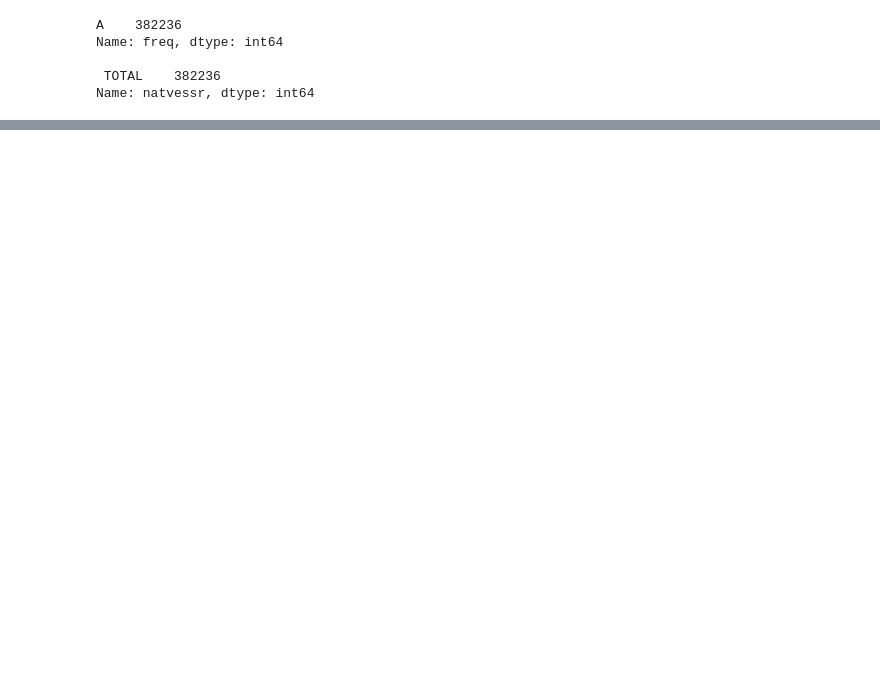
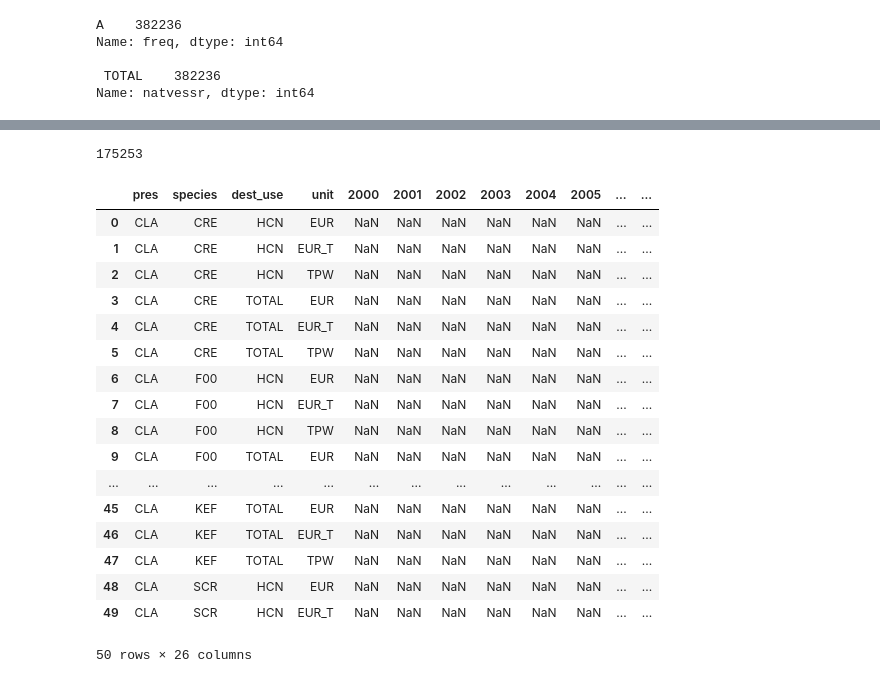
Before and after one commit to Carloselrecharlie/CA2, a Jupyter notebook: Fishery report.ipynb, the cells around one changed output, grey strips where cells are left out. Saved outputs shown, nothing was run; the diff lists cells and outputs as text; code cells hidden in the pictures; blank space fills up the shorter version.

```diff
--- a/Fishery report.ipynb
+++ b/Fishery report.ipynb
@@ -312,0 +391,5 @@ irishDF
+# %%
+# inplace to save memory and dropping the old index columns which would remain otherwise
+irishDF.reset_index(inplace = True, drop = True)
+irishDF = irishDF.drop('geo', axis=1)
+irishDF
@@ -312,0 +431,25 @@ irishDF
+# %%
+irishDF.isnull().sum().sum()
+# %% [output]
+175253
+# %%
+irishDF.head(50)
+# %% [output]
+|  | pres | species | dest_use | unit | 2000 | 2001 | 2002 | 2003 | 2004 | 2005 | ... | ... |
+| 0 | CLA | CRE | HCN | EUR | NaN | NaN | NaN | NaN | NaN | NaN | ... | ... |
+| 1 | CLA | CRE | HCN | EUR_T | NaN | NaN | NaN | NaN | NaN | NaN | ... | ... |
+| 2 | CLA | CRE | HCN | TPW | NaN | NaN | NaN | NaN | NaN | NaN | ... | ... |
+| 3 | CLA | CRE | TOTAL | EUR | NaN | NaN | NaN | NaN | NaN | NaN | ... | ... |
+| 4 | CLA | CRE | TOTAL | EUR_T | NaN | NaN | NaN | NaN | NaN | NaN | ... | ... |
+| 5 | CLA | CRE | TOTAL | TPW | NaN | NaN | NaN | NaN | NaN | NaN | ... | ... |
+| 6 | CLA | F00 | HCN | EUR | NaN | NaN | NaN | NaN | NaN | NaN | ... | ... |
+| 7 | CLA | F00 | HCN | EUR_T | NaN | NaN | NaN | NaN | NaN | NaN | ... | ... |
+| 8 | CLA | F00 | HCN | TPW | NaN | NaN | NaN | NaN | NaN | NaN | ... | ... |
+| 9 | CLA | F00 | TOTAL | EUR | NaN | NaN | NaN | NaN | NaN | NaN | ... | ... |
+| ... | ... | ... | ... | ... | ... | ... | ... | ... | ... | ... | ... | ... |
+| 45 | CLA | KEF | TOTAL | EUR | NaN | NaN | NaN | NaN | NaN | NaN | ... | ... |
+| 46 | CLA | KEF | TOTAL | EUR_T | NaN | NaN | NaN | NaN | NaN | NaN | ... | ... |
+| 47 | CLA | KEF | TOTAL | TPW | NaN | NaN | NaN | NaN | NaN | NaN | ... | ... |
+| 48 | CLA | SCR | HCN | EUR | NaN | NaN | NaN | NaN | NaN | NaN | ... | ... |
+| 49 | CLA | SCR | HCN | EUR_T | NaN | NaN | NaN | NaN | NaN | NaN | ... | ... |
+50 rows × 26 columns
```
Also changed, not shown: parts of 47 cells of this notebook.
